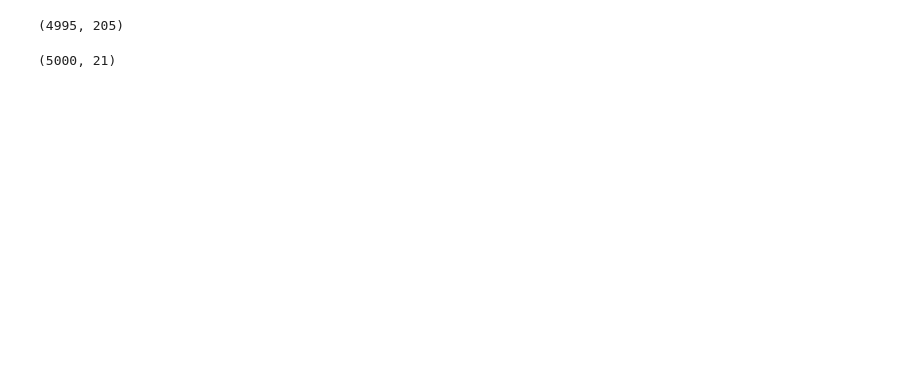
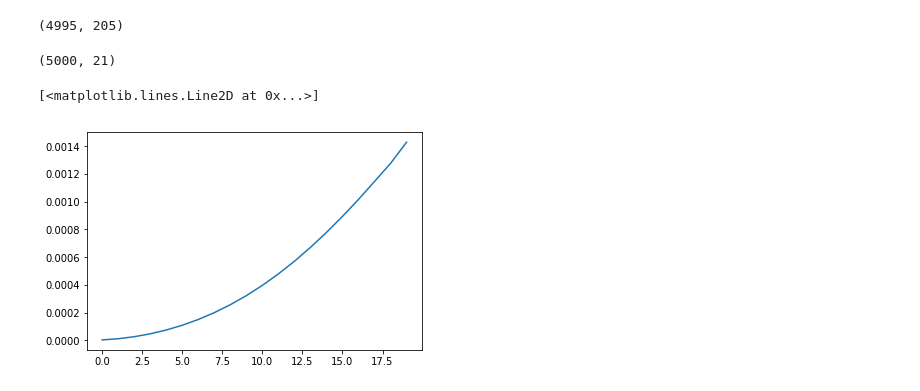
Before and after one commit to endrehp/FEM-ML2, a Jupyter notebook: RNN_velocity.ipynb, the cells around one changed output. Cells and saved outputs as stored; diff of their text form; code cells hidden in the pictures; blank space fills up the shorter version.

```diff
--- a/RNN_velocity.ipynb
+++ b/RNN_velocity.ipynb
@@ -278,3 +330,8 @@ DF.shape
 df_D.values.shape
 # %% [output]
 (5000, 21)
+# %%
+plt.plot(y_test_u[50,:])
+# %% [output]
+[<matplotlib.lines.Line2D at 0x...>]
+[figure, added]
```
Also changed, not shown: parts of 11 cells of this notebook, 11 other files.
